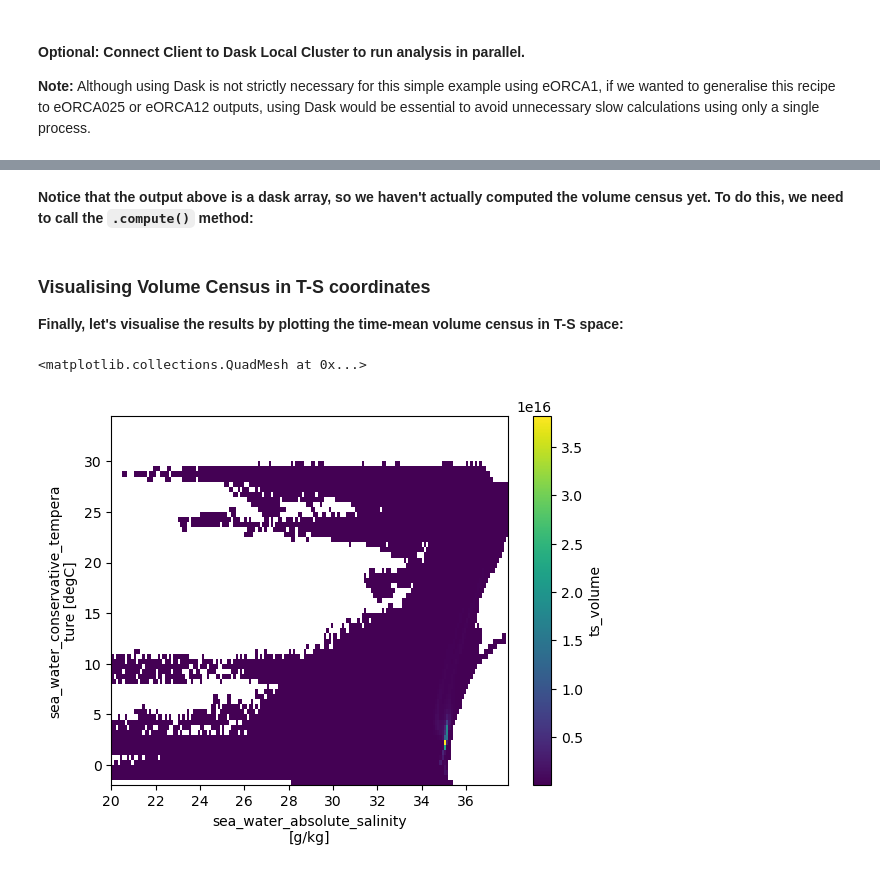
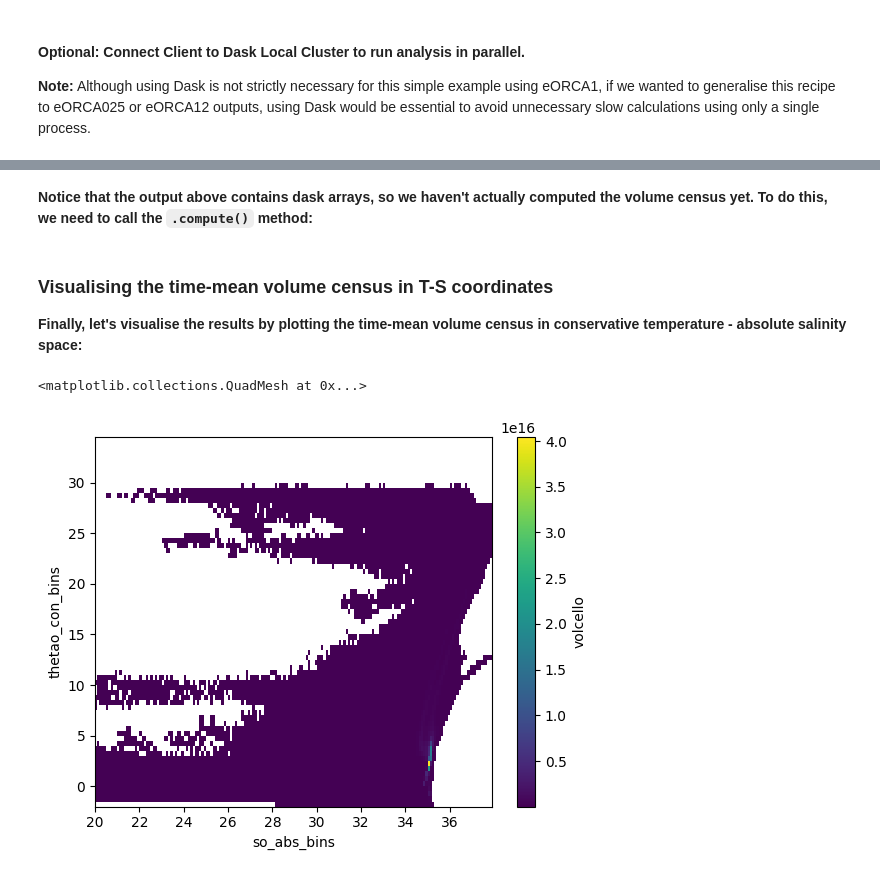
Before and after one commit to NOC-MSM/nemo_cookbook, a Jupyter notebook: recipes/recipe_volume_census.ipynb, the cells around one changed output, grey strips where cells are left out. Drawn from its saved outputs; the diff is of its cells as text; code cells hidden in the pictures.

Commit message:
Update T-S volume census recipe to use NEMODataTree.

```diff
--- a/recipes/recipe_volume_census.ipynb
+++ b/recipes/recipe_volume_census.ipynb
@@ -66,0 +193,9 @@ so_abs = xr.open_zarr(f"{output_dir}/so_abs", consolidated=True, chunks={})['so_
+# %%
+# Define dictionary of grid datasets defining eORCA1 parent model domain with no child/grand-child nests:
+# Note: domain_cfg z-dimension is expected to be named 'nav_lev'.
+datasets = {"parent": {"domain": ds_domain.rename({"z": "nav_lev"}), "gridT": ds_gridT}}
+
+# Initialise a new NEMODataTree whose parent domain is zonally periodic & north-folding on F-points:
+nemo = NEMODataTree.from_datasets(datasets=datasets, iperio=True, nftype="F")
+
+nemo
@@ -109,0 +224,22 @@ ts_volume
+# %%
+# Define Atlantic Ocean basin mask:
+atlmask = ds_domain['atlmsk'].rename({"x":"i", "y":"j"}).astype(bool)
+# %%
+# Define discrete conservative temperature [C] and absolute salinity [g/kg] bins:
+thetao_bins = np.arange(-2, 35, 0.5)
+so_bins = np.arange(20, 38, 0.1)
+
+# Compute volume of each T-grid cell [m3].
+nemo['gridT']['volcello'] = nemo.cell_volume(grid='/gridT')
+
+# Compute total volume in discrete conservative temperature - absolute salinity coords:
+vol_thetao_so_atl = nemo.binned_statistic(grid="/gridT",
+                                          vars=["thetao_con", "so_abs"],
+                                          values="volcello",
+                                          keep_dims=["time_counter"],
+                                          bins=[thetao_bins, so_bins],
+                                          statistic="nansum",
+                                          mask=atlmask
+                                          )
+
+vol_thetao_so_atl
@@ -110,2 +272,2 @@ ts_volume
 # %% [markdown]
-**Notice that the output above is a dask array, so we haven't actually computed the volume census yet. To do this, we need to call the ``.compute()`` method:**
+**Notice that the output above contains dask arrays, so we haven't actually computed the volume census yet. To do this, we need to call the ``.compute()`` method:**
@@ -114,9 +274,11 @@ vol_ts_atl = vol_ts_atl.compute()
+# %%
+vol_thetao_so_atl = vol_thetao_so_atl.compute()
 # %% [markdown]
-### **Visualising Volume Census in T-S coordinates**
+### **Visualising the time-mean volume census in T-S coordinates**
 
-**Finally, let's visualise the results by plotting the time-mean volume census in T-S space:**
+**Finally, let's visualise the results by plotting the time-mean volume census in conservative temperature - absolute salinity space:**
 # %%
-vol_ts_atl.mean(dim='time_counter').plot()
+vol_thetao_so_atl.mean(dim='time_counter').plot()
 # %% [output]
 <matplotlib.collections.QuadMesh at 0x...>
-[figure, old version]
+[figure, new version]
```
Also changed, not shown: parts of 13 cells of this notebook.
